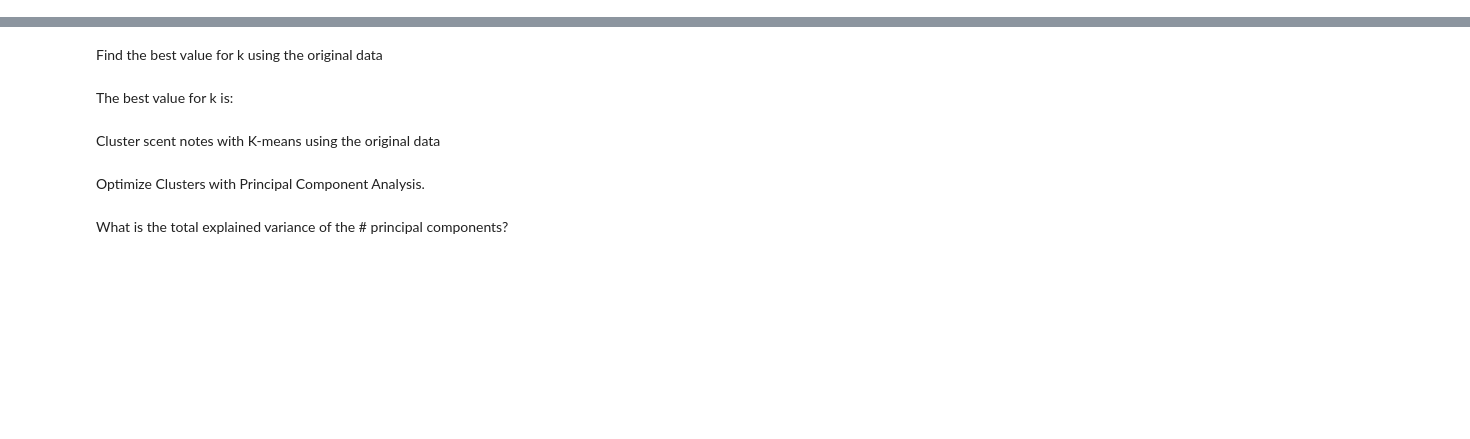
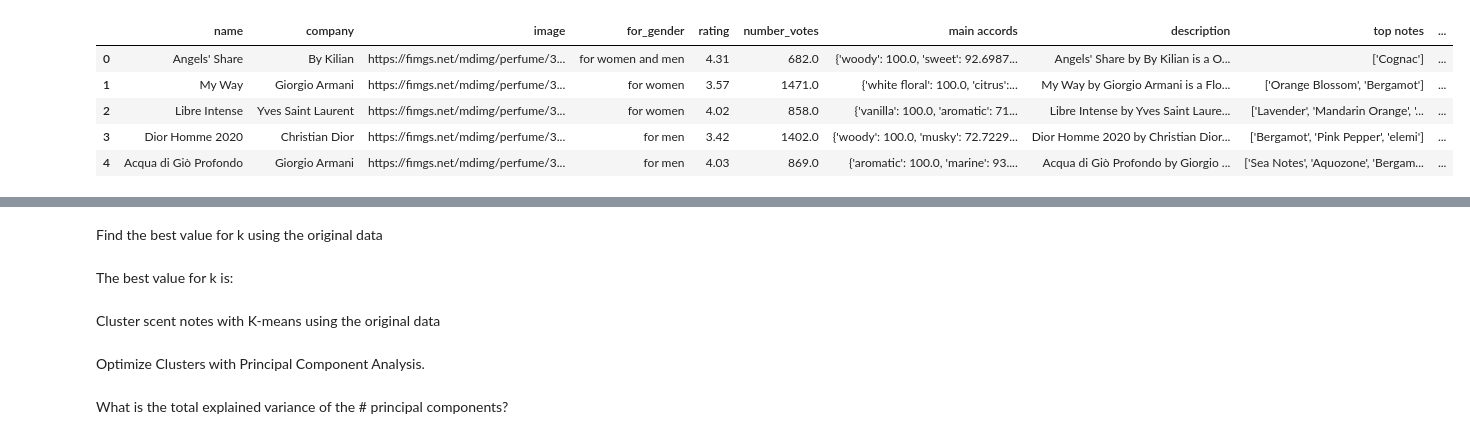
Before and after one commit to ThatCoryGirl/Project4-Perfume, a Jupyter notebook: MachineLearnTesting/Unsupervised_ML_Cluster_Model_Testing.ipynb, the cells around one changed output, grey strips where cells are left out. Drawn from its saved outputs; the diff is of its cells as text; code cells hidden in the pictures; blank space fills up the shorter version.

```diff
--- a/MachineLearnTesting/Unsupervised_ML_Cluster_Model_Testing.ipynb
+++ b/MachineLearnTesting/Unsupervised_ML_Cluster_Model_Testing.ipynb
@@ -10,8 +10,38 @@ from sklearn.preprocessing import StandardScaler
 # %% [output]
 [interactive output not drawn]
 [interactive output not drawn]
+# %%
+#import dependency for SQLite database
+import sqlite3
+
+# Connect to the SQLite database
+conn = sqlite3.connect("../Resources/perfume.db")
+
+# Create a cursor object to execute SQL queries
+cur = conn.cursor()
+# %%
+# Fetch all rows from the 'Review_Included' table
+cur.execute("SELECT * FROM Reviews_Included")
+
+# Fetch all rows from the 'Review_Included' table
+rows = cur.fetchall()
+
+# Close the cursor and connection
+cur.close()
+conn.close()
 # %%
-# Load the data into a Pandas DataFrame
+# Convert fetched data into a pandas DataFrame
+# Get column names
+columns = [col[0] for col in cur.description]
+perfume_df = pd.DataFrame(rows, columns=columns)
 
-# Display sample data
+# Display the first few rows of the DataFrame
+perfume_df.head()
+# %% [output]
+|  | name | company | image | for_gender | rating | number_votes | main accords | description | top notes | ... |
+| 0 | Angels' Share | By Kilian | https://fimgs.net/mdimg/perfume/3... | for women and men | 4.31 | 682.0 | {'woody': 100.0, 'sweet': 92.6987... | Angels' Share by By Kilian is a O... | ['Cognac'] | ... |
+| 1 | My Way | Giorgio Armani | https://fimgs.net/mdimg/perfume/3... | for women | 3.57 | 1471.0 | {'white floral': 100.0, 'citrus':... | My Way by Giorgio Armani is a Flo... | ['Orange Blossom', 'Bergamot'] | ... |
+| 2 | Libre Intense | Yves Saint Laurent | https://fimgs.net/mdimg/perfume/3... | for women | 4.02 | 858.0 | {'vanilla': 100.0, 'aromatic': 71... | Libre Intense by Yves Saint Laure... | ['Lavender', 'Mandarin Orange', '... | ... |
+| 3 | Dior Homme 2020 | Christian Dior | https://fimgs.net/mdimg/perfume/3... | for men | 3.42 | 1402.0 | {'woody': 100.0, 'musky': 72.7229... | Dior Homme 2020 by Christian Dior... | ['Bergamot', 'Pink Pepper', 'elemi'] | ... |
+| 4 | Acqua di Giò Profondo | Giorgio Armani | https://fimgs.net/mdimg/perfume/3... | for men | 4.03 | 869.0 | {'aromatic': 100.0, 'marine': 93.... | Acqua di Giò Profondo by Giorgio ... | ['Sea Notes', 'Aquozone', 'Bergam... | ... |
 # %%
```
Also changed, not shown: parts of 3 cells of this notebook.
